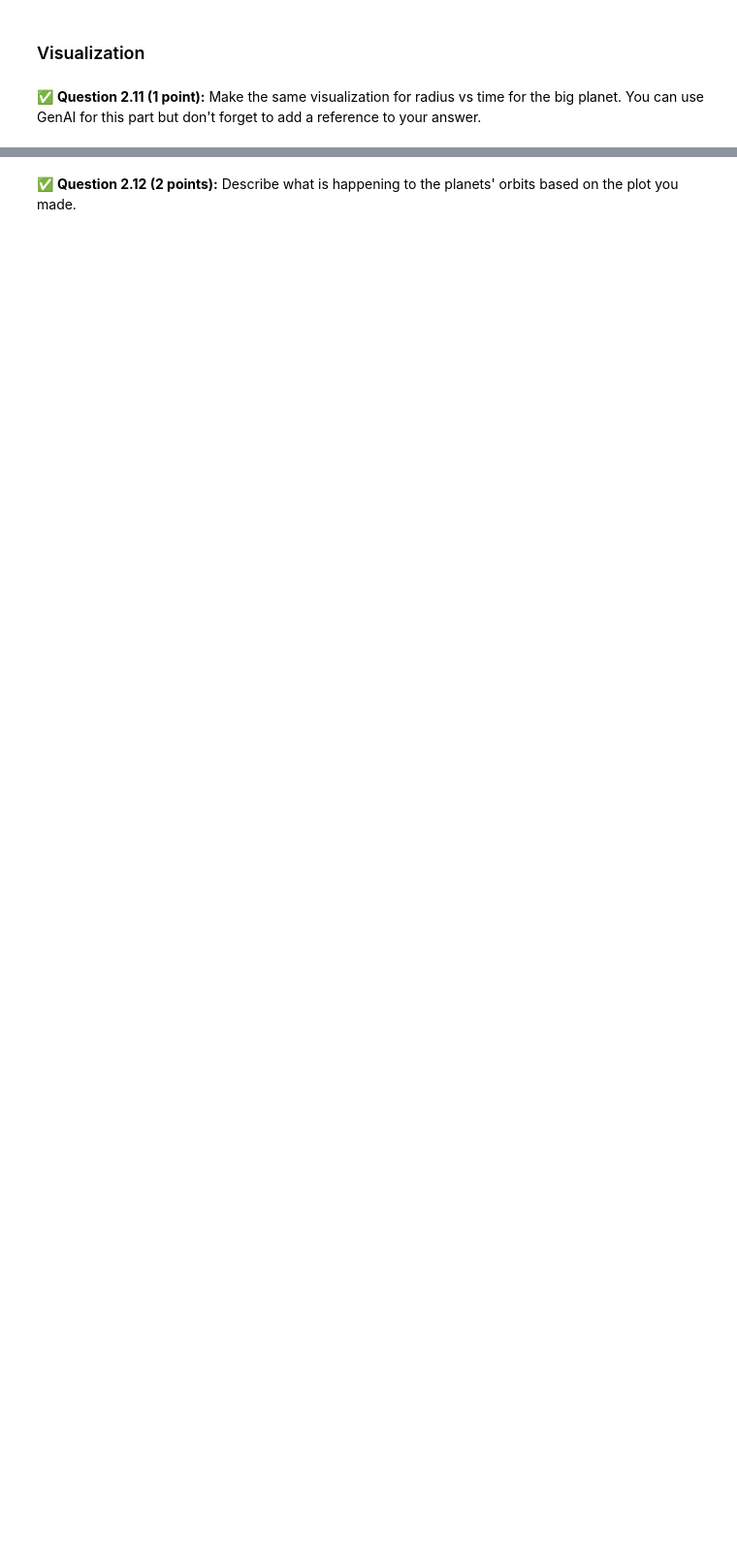
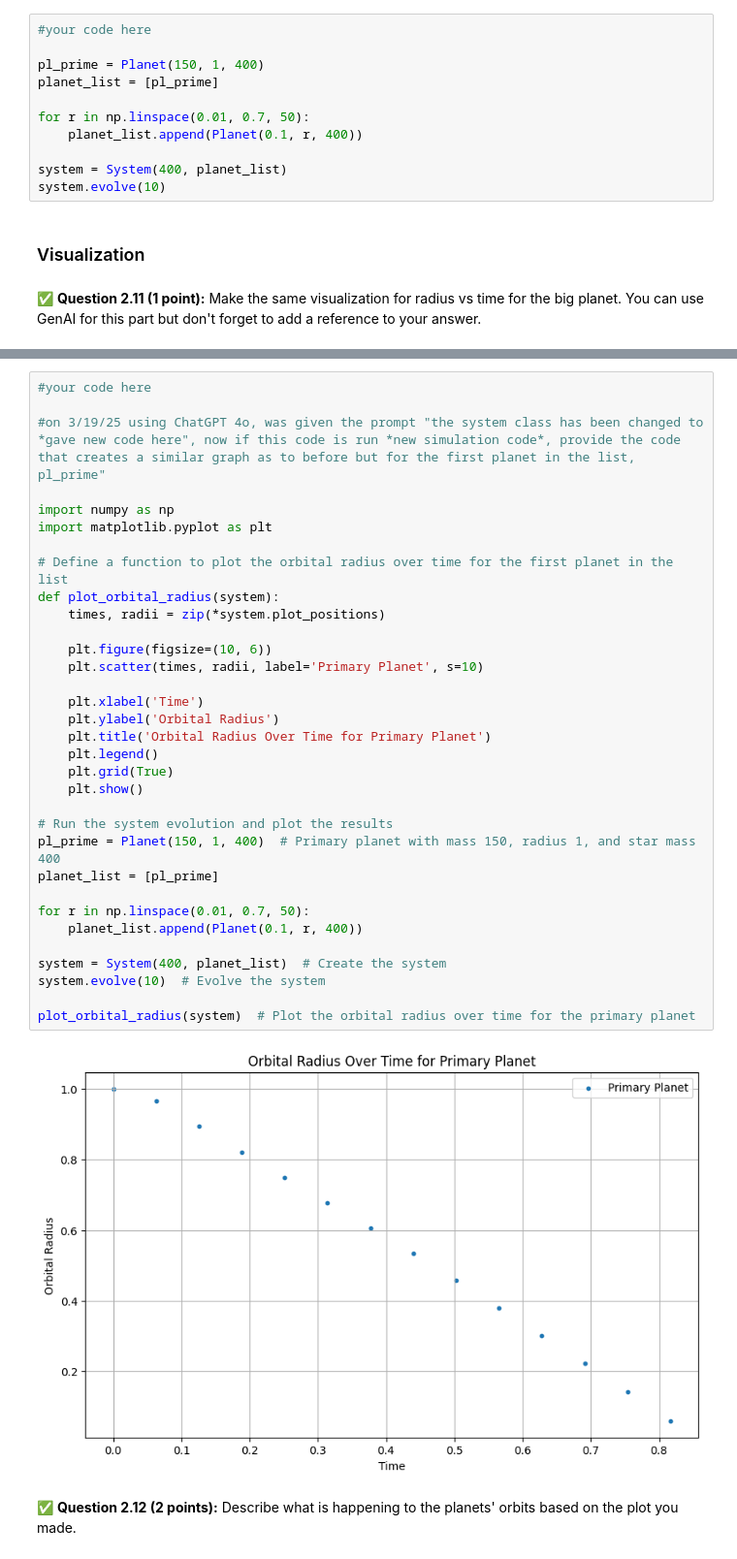
Before and after one commit to RyanGroneck/CMSE202-f25-turnin, a Jupyter notebook: hw-02/HW02_Part1-Orbits-SS25-STUDENT.ipynb, the cells around one changed output, grey strips where cells are left out. Shown at 97% size. Drawn from its saved outputs; the diff is of its cells as text; blank space fills up the shorter version.

```diff
--- a/hw-02/HW02_Part1-Orbits-SS25-STUDENT.ipynb
+++ b/hw-02/HW02_Part1-Orbits-SS25-STUDENT.ipynb
@@ -415,3 +532,14 @@ class System:
+# %%
+#your code here
+
+pl_prime = Planet(150, 1, 400)
+planet_list = [pl_prime]
+
+for r in np.linspace(0.01, 0.7, 50):
+    planet_list.append(Planet(0.1, r, 400))
+
+system = System(400, planet_list)
+system.evolve(10)
 # %% [markdown]
 ### Visualization
 # %% [markdown]
@@ -421,2 +547,37 @@ class System:
+# %%
+#your code here
+
+#on 3/19/25 using ChatGPT 4o, was given the prompt "the system class has been changed to *gave new code here", now if this code is run *new simulation code*, provide the code that creates a similar graph as to before but for the first planet in the list, pl_prime"
+
+import numpy as np
+import matplotlib.pyplot as plt
+
+# Define a function to plot the orbital radius over time for the first planet in the list
+def plot_orbital_radius(system):
+    times, radii = zip(*system.plot_positions)
+
+    plt.figure(figsize=(10, 6))
+    plt.scatter(times, radii, label='Primary Planet', s=10)
+
+    plt.xlabel('Time')
+    plt.ylabel('Orbital Radius')
+    plt.title('Orbital Radius Over Time for Primary Planet')
+    plt.legend()
+    plt.grid(True)
+    plt.show()
+
+# Run the system evolution and plot the results
+pl_prime = Planet(150, 1, 400)  # Primary planet with mass 150, radius 1, and star mass 400
+planet_list = [pl_prime]
+
+for r in np.linspace(0.01, 0.7, 50):
+    planet_list.append(Planet(0.1, r, 400))
+
+system = System(400, planet_list)  # Create the system
+system.evolve(10)  # Evolve the system
+
+plot_orbital_radius(system)  # Plot the orbital radius over time for the primary planet
+# %% [output]
+[figure, added]
 # %% [markdown]
 ✅ **Question 2.12 (2 points):** Describe what is happening to the planets' orbits based on the plot you made.
```
Also changed, not shown: parts of 30 cells of this notebook.
